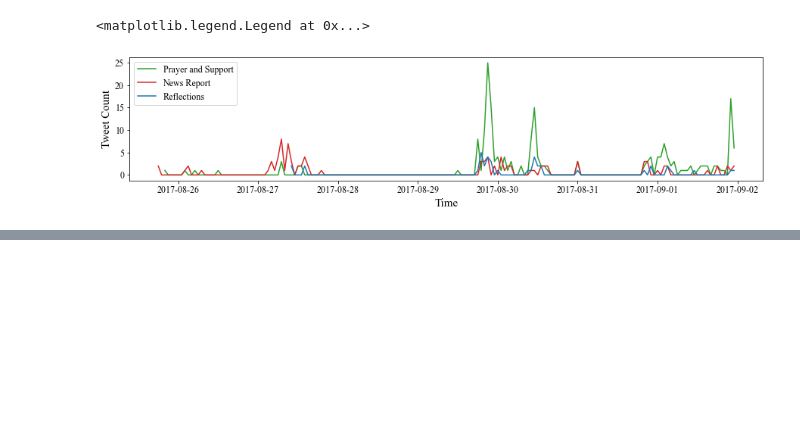
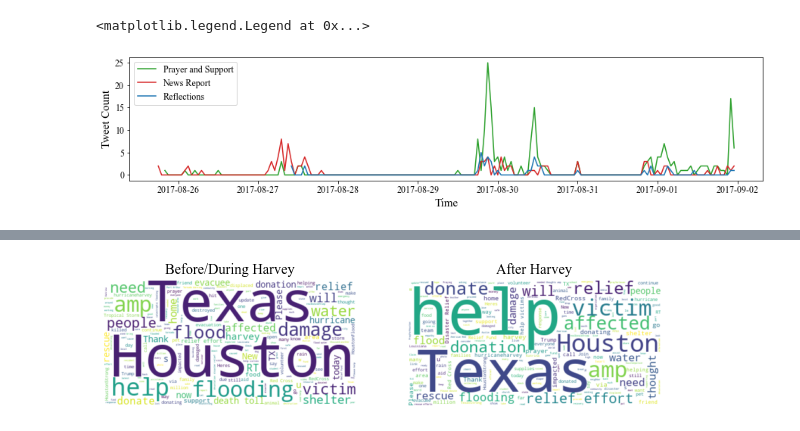
Before and after one commit to Prof-Greatfellow/MADS-Capstone, a Jupyter notebook: Trends-And-Network/Trends-And-General-Properties.ipynb, the cells around one changed output, grey strips where cells are left out. Drawn from its saved outputs; the diff is of its cells as text; code cells hidden in the pictures; blank space fills up the shorter version.

```diff
--- a/Trends-And-Network/Trends-And-General-Properties.ipynb
+++ b/Trends-And-Network/Trends-And-General-Properties.ipynb
@@ -160,0 +143,20 @@ plt.legend()
+# %%
+# What exactly happened before and after harvey (especially when tweets peaked)?
+# Note: Removed keywords "Hurricane" and "Harvey" from the corpus;
+# they do not really contribute to understanding the context.
+hottest_list = list(df_harvey_successful[(df_harvey_successful['created_at']>=pd.to_datetime('2017-08-29 21:00:00+00:00')) & (df_harvey_successful['created_at']<=pd.to_datetime('2017-08-29 23:00:00+00:00'))]['tweet_text'])
+hottest_list2 = list(df_harvey_successful[(df_harvey_successful['created_at']>=pd.to_datetime('2017-08-25 0:00:00+00:00')) & (df_harvey_successful['created_at']<=pd.to_datetime('2017-09-01 23:00:00+00:00'))]['tweet_text'])
+wordcloud = WordCloud(random_state=42,background_color='white').generate(' '.join(hottest_list).replace('Hurricane','').replace('Harvey',''))
+wordcloud2 = WordCloud(random_state=42,background_color='white').generate(' '.join(hottest_list2).replace('Hurricane','').replace('Harvey',''))
+
+# Display the generated image:
+fig,ax = plt.subplots(1,2,figsize=(10,5))
+ax[0].imshow(wordcloud2, interpolation='bilinear')
+ax[1].imshow(wordcloud, interpolation='bilinear')
+ax[0].set_title('Before/During Harvey')
+ax[0].axis("off")
+ax[1].set_title('After Harvey')
+ax[1].axis("off")
+plt.show()
+# %% [output]
+[figure, added]
```
Also changed, not shown: parts of 9 cells of this notebook.
